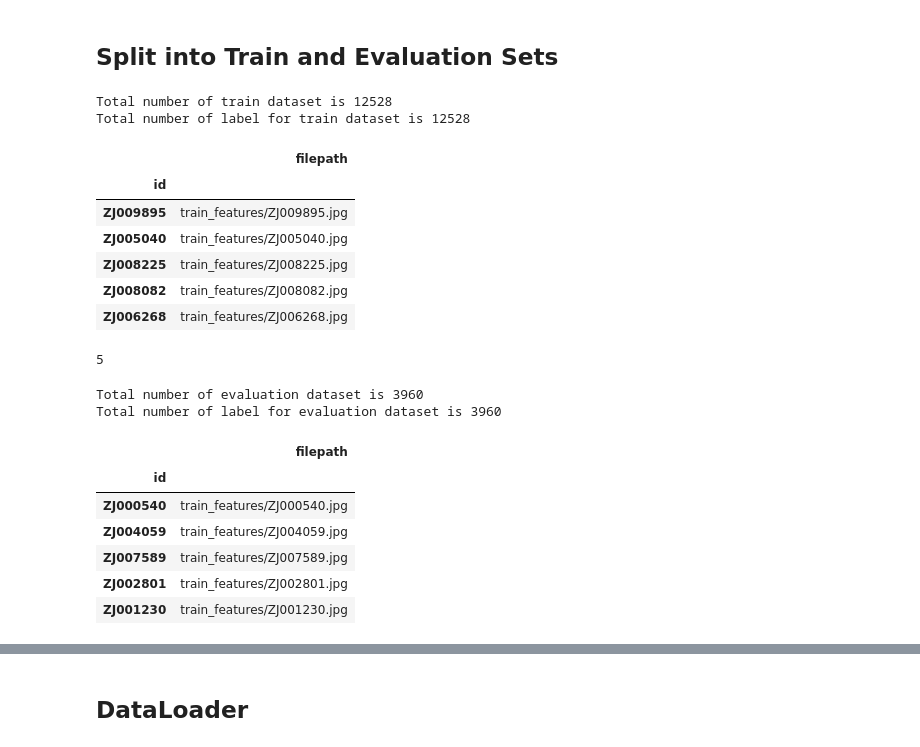
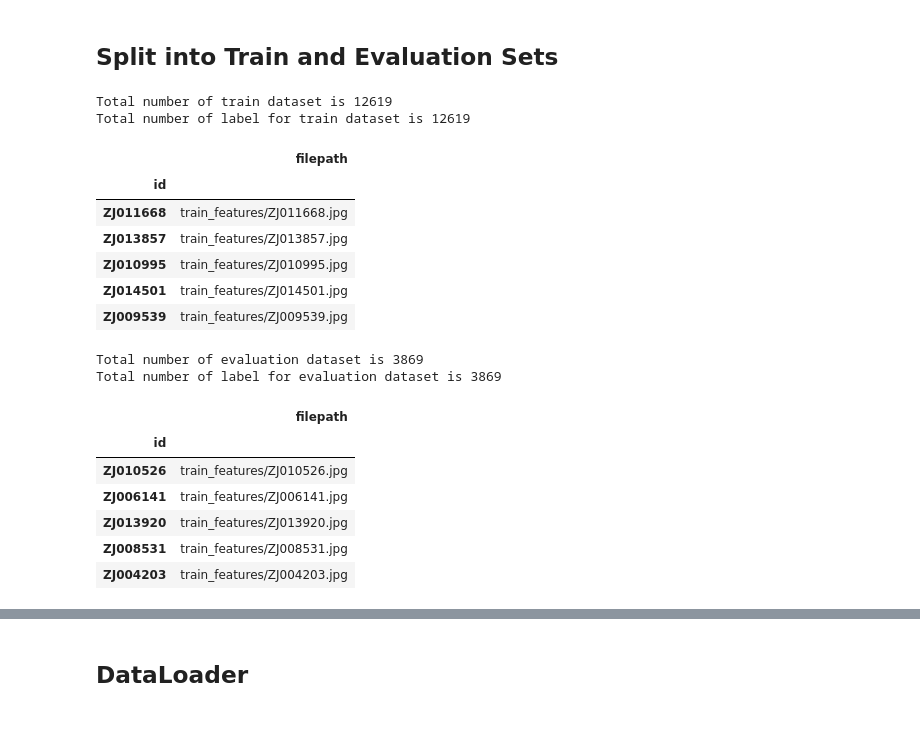
Before and after one commit to Ainard09/cameratrap-imageclassification, a Jupyter notebook: image_classification_wildlife.ipynb, the cells around one changed output, grey strips where cells are left out. Saved outputs shown, nothing was run; the diff lists cells and outputs as text; code cells hidden in the pictures.

```diff
--- a/image_classification_wildlife.ipynb
+++ b/image_classification_wildlife.ipynb
@@ -155,31 +136,31 @@ Index(['S0060', 'S0009', 'S0063', 'S0008', 'S0036', 'S0043', 'S0059', 'S0038',
+# %%
+# select the first 90 sites and store it in a variable top_sites
+unique_sites = sorted(train_features['site'].unique())
+top_sites = unique_sites[:90]
 # %% [markdown]
 ## Split into Train and Evaluation Sets
 # %%
 # i want to ensure that images in the train set have different sites from the evaluation set
-x_train = train_features[train_features['site'].isin(site_dist.index)].filepath.to_frame()
+x_train = train_features[train_features['site'].isin(top_sites)].filepath.to_frame()
 x_train = x_train.sample(frac=1, random_state=42)
 
 y_train = labels.loc[x_train.index]
 print(f"Total number of train dataset is {x_train.shape[0]}")
 print(f"Total number of label for train dataset is {y_train.shape[0]}")
 x_train.head()
 # %% [output]
-Total number of train dataset is 12528
-Total number of label for train dataset is 12528
+Total number of train dataset is 12619
+Total number of label for train dataset is 12619
 |  | filepath |
 | id |  |
-| ZJ009895 | train_features/ZJ009895.jpg |
-| ZJ005040 | train_features/ZJ005040.jpg |
-| ZJ008225 | train_features/ZJ008225.jpg |
-| ZJ008082 | train_features/ZJ008082.jpg |
-| ZJ006268 | train_features/ZJ006268.jpg |
+| ZJ011668 | train_features/ZJ011668.jpg |
+| ZJ013857 | train_features/ZJ013857.jpg |
+| ZJ010995 | train_features/ZJ010995.jpg |
+| ZJ014501 | train_features/ZJ014501.jpg |
+| ZJ009539 | train_features/ZJ009539.jpg |
-# %%
-np.argmax(y_train.values[0])
-# %% [output]
-5
 # %%
-eval_sites = [x for x in unique_site if x not in site_dist.index]
-x_eval = train_features[train_features['site'].isin(eval_sites)].filepath.to_frame()
+#eval_sites = [x for x in unique_site if x not in site_dist.index]
+x_eval = train_features[~train_features['site'].isin(top_sites)].filepath.to_frame()
 x_eval = x_eval.sample(frac=1, random_state=42)
 
 y_eval = labels.loc[x_eval.index]
@@ -187,15 +168,15 @@ print(f"Total number of evaluation dataset is {x_eval.shape[0]}")
 print(f"Total number of label for evaluation dataset is {y_eval.shape[0]}")
 x_eval.head()
 # %% [output]
-Total number of evaluation dataset is 3960
-Total number of label for evaluation dataset is 3960
+Total number of evaluation dataset is 3869
+Total number of label for evaluation dataset is 3869
 |  | filepath |
 | id |  |
-| ZJ000540 | train_features/ZJ000540.jpg |
-| ZJ004059 | train_features/ZJ004059.jpg |
-| ZJ007589 | train_features/ZJ007589.jpg |
-| ZJ002801 | train_features/ZJ002801.jpg |
-| ZJ001230 | train_features/ZJ001230.jpg |
+| ZJ010526 | train_features/ZJ010526.jpg |
+| ZJ006141 | train_features/ZJ006141.jpg |
+| ZJ013920 | train_features/ZJ013920.jpg |
+| ZJ008531 | train_features/ZJ008531.jpg |
+| ZJ004203 | train_features/ZJ004203.jpg |
 # %%
 split_pcts = pd.DataFrame(
     {
```
Also changed, not shown: parts of 21 cells of this notebook.
